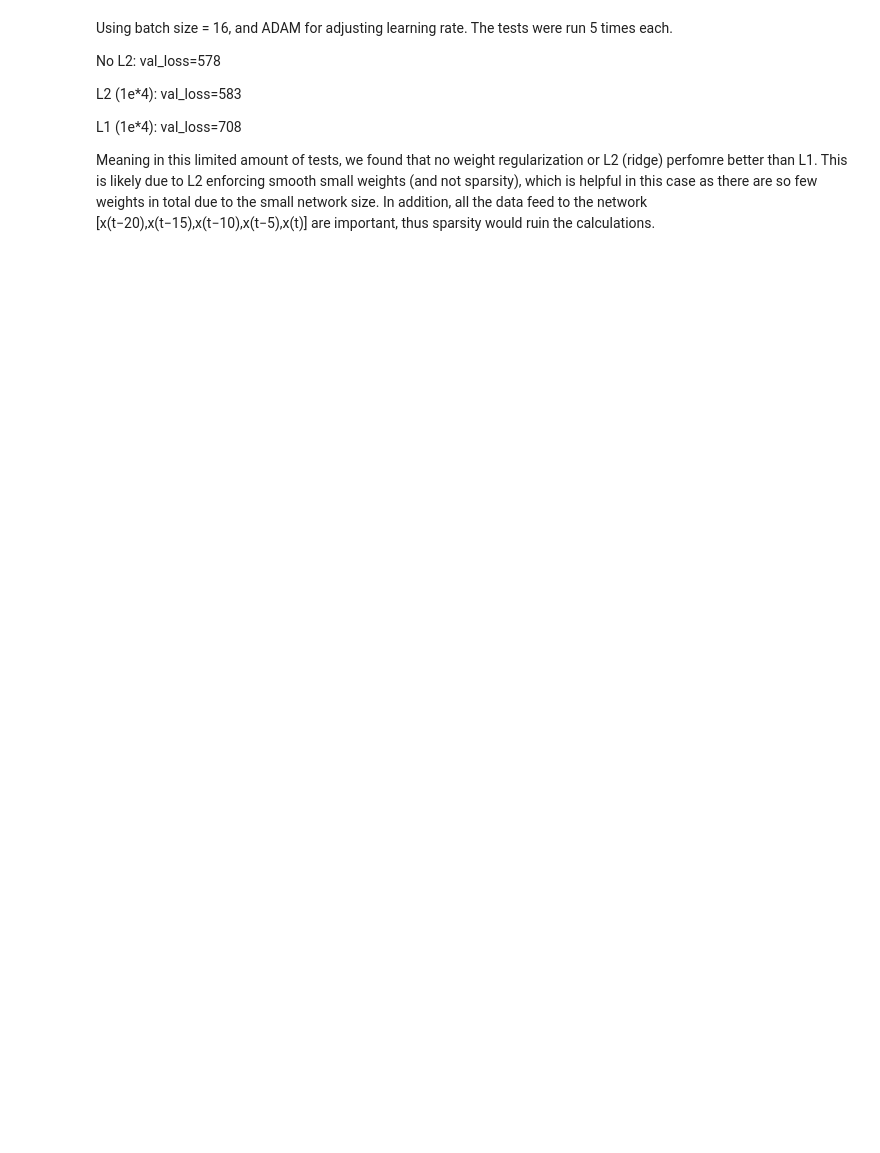
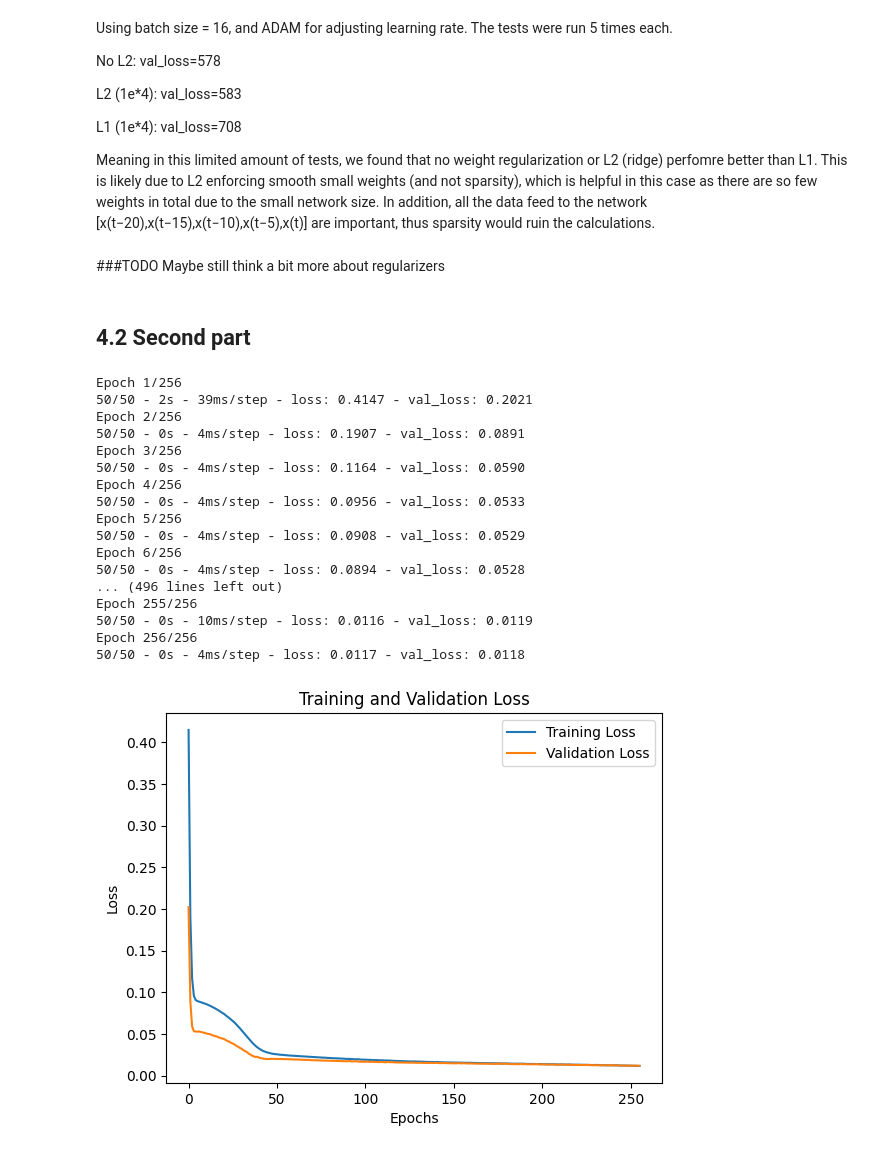
Before and after one commit to Ton3t3/DD2437, a Jupyter notebook: lab_1b/lab_1b_part_two.ipynb, the cells around one changed output. Drawn from its saved outputs; the diff is of its cells as text; code cells hidden in the pictures; blank space fills up the shorter version.

```diff
--- a/lab_1b/lab_1b_part_two.ipynb
+++ b/lab_1b/lab_1b_part_two.ipynb
@@ -176,3 +191,46 @@ L2 (1e*4): val_loss=583
 L1 (1e*4): val_loss=708
 
 Meaning in this limited amount of tests, we found that no weight regularization or L2 (ridge) perfomre better than L1. This is likely due to L2 enforcing smooth small weights (and not sparsity), which is helpful in this case as there are so few weights in total due to the small network size. In addition, all the data feed to the network [x(t−20),x(t−15),x(t−10),x(t−5),x(t)] are important, thus sparsity would ruin the calculations.
+# %% [markdown]
+###TODO Maybe still think a bit more about regularizers
+# %% [markdown]
+## 4.2 Second part
+# %%
+def create_model(nh1, nh2, reg_lambda=1e-4):
+  model = Sequential([
+    Input(shape=(5,)),
+    Dense(
+        nh1,
+        activation='sigmoid',
+        kernel_regularizer=l2(reg_lambda)
+    ),
+    Dense(
+        nh2,
+        activation='sigmoid',
+        kernel_regularizer=l2(reg_lambda)
+    ),
+    Dense(1, activation='linear')
+  ])
+  return model
+# %%
+model=create_model(4,6)
+train_and_evaluate(model, X_train, Y_train, X_val, Y_val, X_test, Y_test)
+# %% [output]
+Epoch 1/256
+50/50 - 2s - 39ms/step - loss: 0.4147 - val_loss: 0.2021
+Epoch 2/256
+50/50 - 0s - 4ms/step - loss: 0.1907 - val_loss: 0.0891
+Epoch 3/256
+50/50 - 0s - 4ms/step - loss: 0.1164 - val_loss: 0.0590
+Epoch 4/256
+50/50 - 0s - 4ms/step - loss: 0.0956 - val_loss: 0.0533
+Epoch 5/256
+50/50 - 0s - 4ms/step - loss: 0.0908 - val_loss: 0.0529
+Epoch 6/256
+50/50 - 0s - 4ms/step - loss: 0.0894 - val_loss: 0.0528
+... (496 lines left out)
+Epoch 255/256
+50/50 - 0s - 10ms/step - loss: 0.0116 - val_loss: 0.0119
+Epoch 256/256
+50/50 - 0s - 4ms/step - loss: 0.0117 - val_loss: 0.0118
+[figure, added]
```
Also changed, not shown: parts of 16 cells of this notebook.
